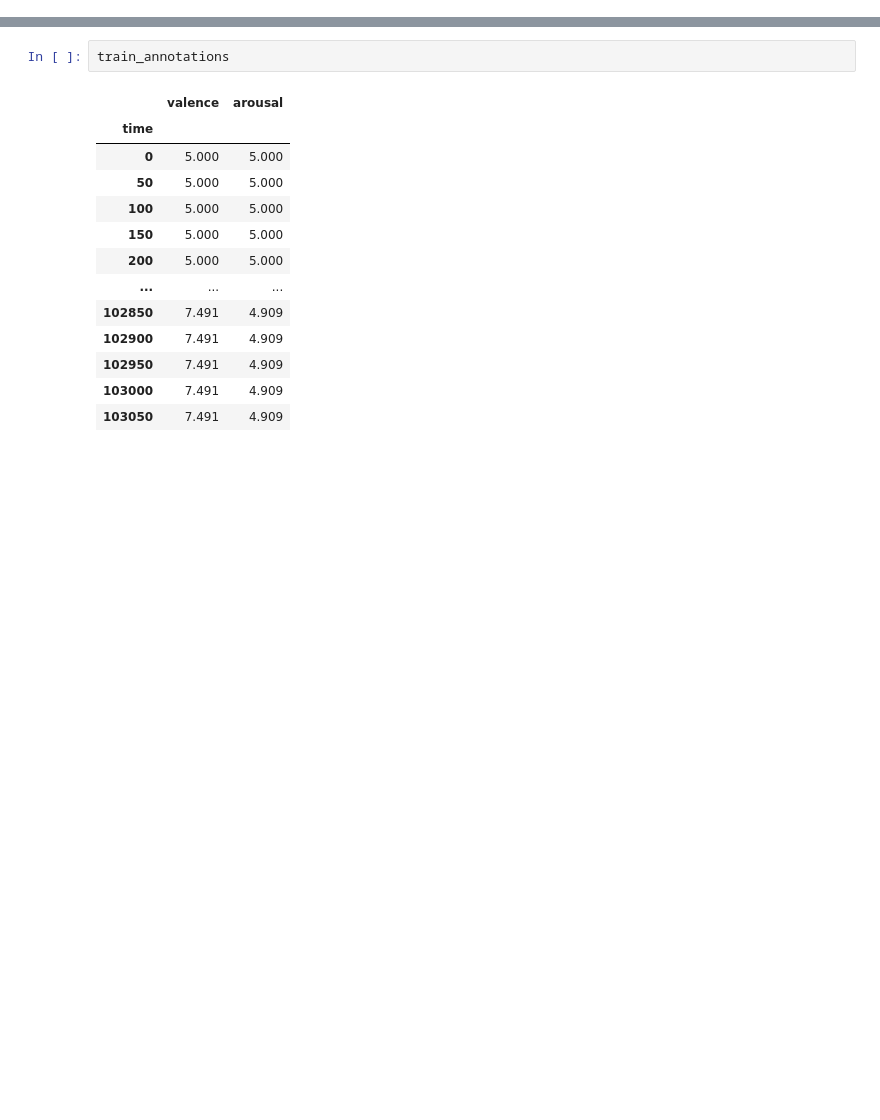
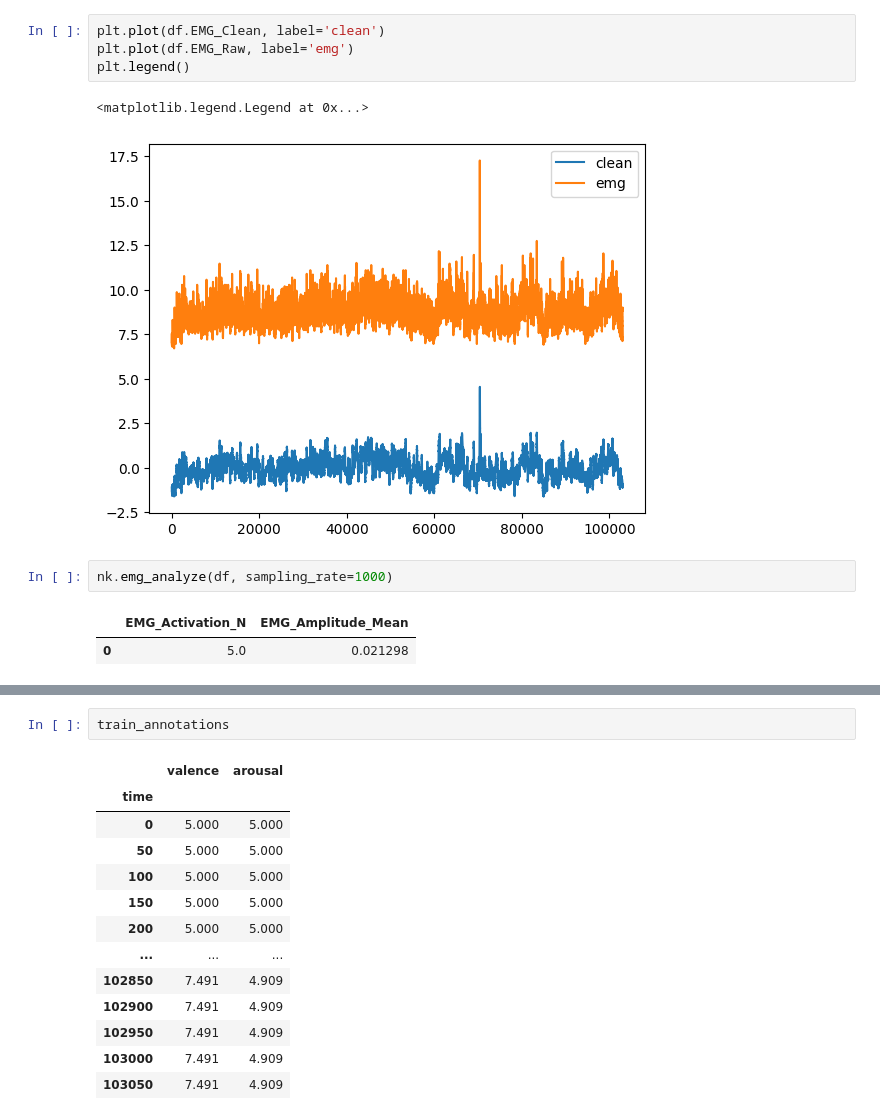
Before and after one commit to MonicaPH/EPiC-2023-competition_CARElab, a Jupyter notebook: CARElab/explore_EMG.ipynb, the cells around one changed output, grey strips where cells are left out. Cells and saved outputs as stored; diff of their text form; blank space fills up the shorter version.

```diff
--- a/CARElab/explore_EMG.ipynb
+++ b/CARElab/explore_EMG.ipynb
@@ -3,0 +123,12 @@ from pathlib import Path
+# %%
+plt.plot(df.EMG_Clean, label='clean')
+plt.plot(df.EMG_Raw, label='emg')
+plt.legend()
+# %% [output]
+<matplotlib.legend.Legend at 0x...>
+[figure, added]
+# %%
+nk.emg_analyze(df, sampling_rate=1000)
+# %% [output]
+|  | EMG_Activation_N | EMG_Amplitude_Mean |
+| 0 | 5.0 | 0.021298 |
```
Also changed, not shown: parts of 25 cells of this notebook.
